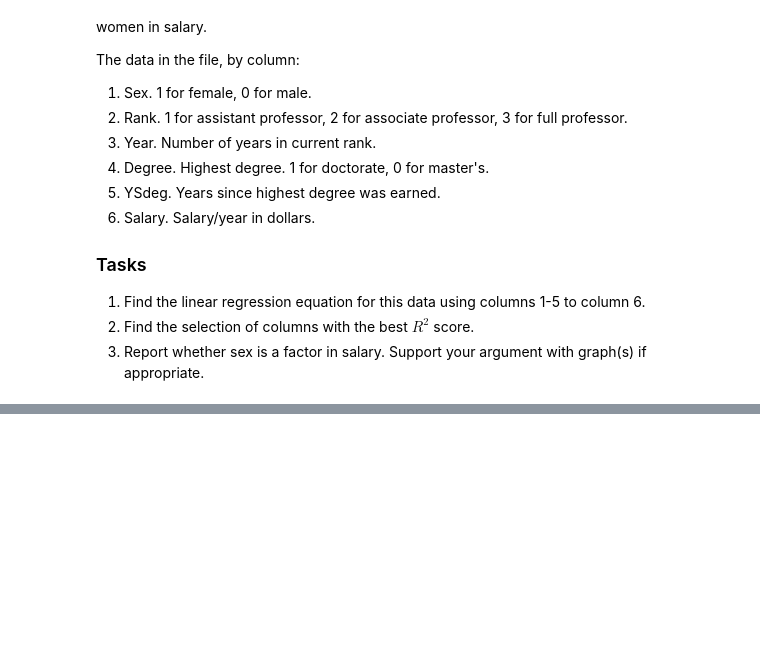
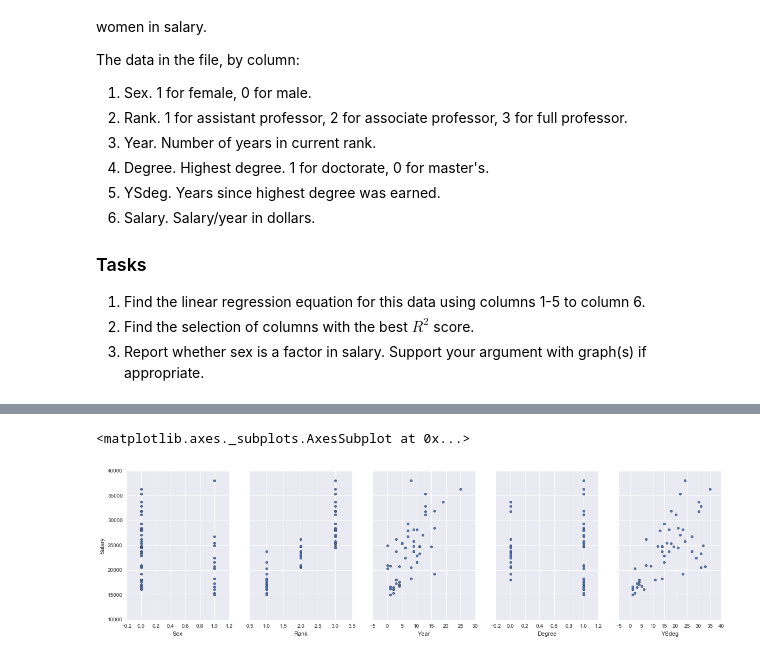
Before and after one commit to ptaylor403/linear-regression, a Jupyter notebook: simple-linear-regression.ipynb, the cells around one changed output, grey strips where cells are left out. Saved outputs shown, nothing was run; the diff lists cells and outputs as text; code cells hidden in the pictures; blank space fills up the shorter version.

```diff
--- a/simple-linear-regression.ipynb
+++ b/simple-linear-regression.ipynb
@@ -63,0 +210,10 @@ df = pd.read_fwf("salary.txt", header=None,
+# %%
+fig, axs = plt.subplots(1, 5, sharey=True)
+df.plot(kind='scatter', x='Sex', y='Salary', ax=axs[0], figsize=(20,5))
+df.plot(kind='scatter', x='Rank', y='Salary', ax=axs[1])
+df.plot(kind='scatter', x='Year', y='Salary', ax=axs[2])
+df.plot(kind='scatter', x='Degree', y='Salary', ax=axs[3])
+df.plot(kind='scatter', x='YSdeg', y='Salary', ax=axs[4])
+# %% [output]
+<matplotlib.axes._subplots.AxesSubplot at 0x...>
+[figure, added]
```
Also changed, not shown: parts of 21 cells of this notebook, 1 other file.
